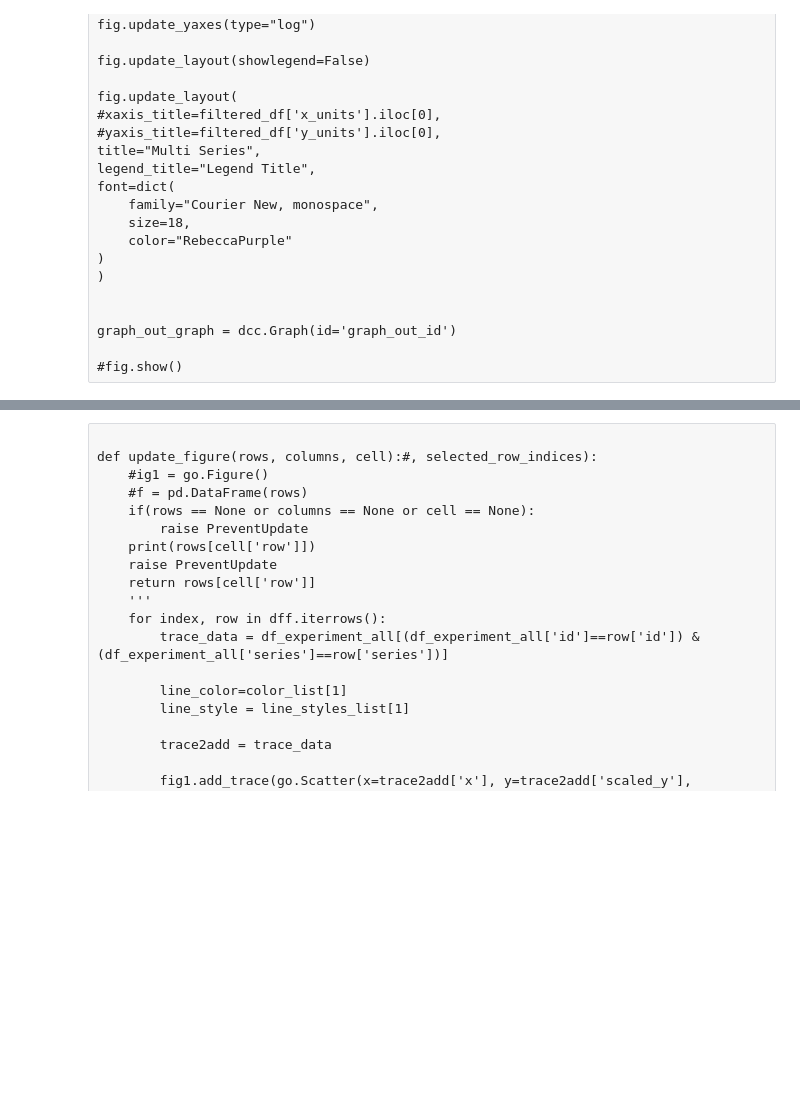
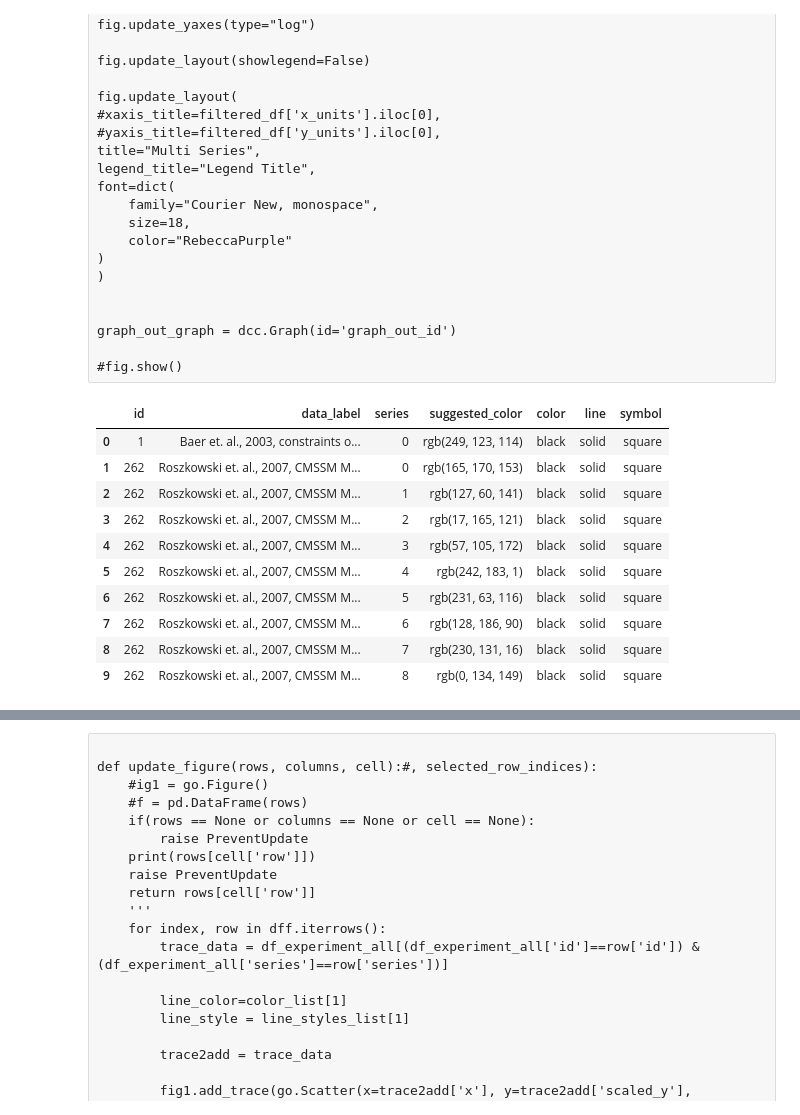
Before and after one commit to dmto0l2022/dmtoolcode1, a Jupyter notebook: Charts/MultiplePlot.ipynb, the cells around one changed output, grey strips where cells are left out. Saved outputs shown, nothing was run; the diff lists cells and outputs as text; code cells hidden in the pictures; blank space fills up the shorter version.

Commit message:
legend table beginnings

```diff
--- a/Charts/MultiplePlot.ipynb
+++ b/Charts/MultiplePlot.ipynb
@@ -214,6 +214,10 @@ multiresult_df
                 appendthis = [row['id'],l,0,0]
             lol.append(appendthis)
 # %%
+result_ids = [1,262]
+
+multiresult_df = limits_df[limits_df['id'].isin(result_ids)]
+
 data_df = multiresult_df
 
 lol = []
@@ -466,4 +487,47 @@ font=dict(
 graph_out_graph = dcc.Graph(id='graph_out_id')
 
 #fig.show()
+# %%
+def UpdateExperimentData(result_ids_in):
+
+    multiresult_df = limits_df[limits_df['id'].isin(result_ids_in)]
+
+    data_df = multiresult_df
+
+    lol = []
+    df_experiment_all_out=pd.DataFrame()
+    for index, row in data_df.iterrows():
+        df_experiment_one =  datastring2dataframe(row)
+        if df_experiment_all_out.empty:
+            df_experiment_all_out = df_experiment_one
+        else:
+            df_experiment_all_out = pd.concat([df_experiment_all_out, df_experiment_one])
+    return df_experiment_all_out
+
+result_ids_in = [1,262]
+df_experiment_all = UpdateExperimentData(result_ids_in)
+# %%
+def CreatePlotSeriesDefault(df_experiment_all_in):
+    plotseries_out = df_experiment_all_in[['id','data_label','series','suggested_color']]
+    plotseries_out = plotseries_out.drop_duplicates()
+    plotseries_out = plotseries_out.reset_index(drop=True)
+    plotseries_out['color'] = 'black'
+    plotseries_out['line'] = 'solid'
+    plotseries_out['symbol'] = 'square'
+    return plotseries_out
+
+plotseries_default = CreatePlotSeriesDefault(df_experiment_all)
+plotseries_default
+# %% [output]
+|  | id | data_label | series | suggested_color | color | line | symbol |
+| 0 | 1 | Baer et. al., 2003, constraints o... | 0 | rgb(249, 123, 114) | black | solid | square |
+| 1 | 262 | Roszkowski et. al., 2007, CMSSM M... | 0 | rgb(165, 170, 153) | black | solid | square |
+| 2 | 262 | Roszkowski et. al., 2007, CMSSM M... | 1 | rgb(127, 60, 141) | black | solid | square |
+| 3 | 262 | Roszkowski et. al., 2007, CMSSM M... | 2 | rgb(17, 165, 121) | black | solid | square |
+| 4 | 262 | Roszkowski et. al., 2007, CMSSM M... | 3 | rgb(57, 105, 172) | black | solid | square |
+| 5 | 262 | Roszkowski et. al., 2007, CMSSM M... | 4 | rgb(242, 183, 1) | black | solid | square |
+| 6 | 262 | Roszkowski et. al., 2007, CMSSM M... | 5 | rgb(231, 63, 116) | black | solid | square |
+| 7 | 262 | Roszkowski et. al., 2007, CMSSM M... | 6 | rgb(128, 186, 90) | black | solid | square |
+| 8 | 262 | Roszkowski et. al., 2007, CMSSM M... | 7 | rgb(230, 131, 16) | black | solid | square |
+| 9 | 262 | Roszkowski et. al., 2007, CMSSM M... | 8 | rgb(0, 134, 149) | black | solid | square |
 # %%
```
Also changed, not shown: parts of 6 cells of this notebook, 2 other files.
